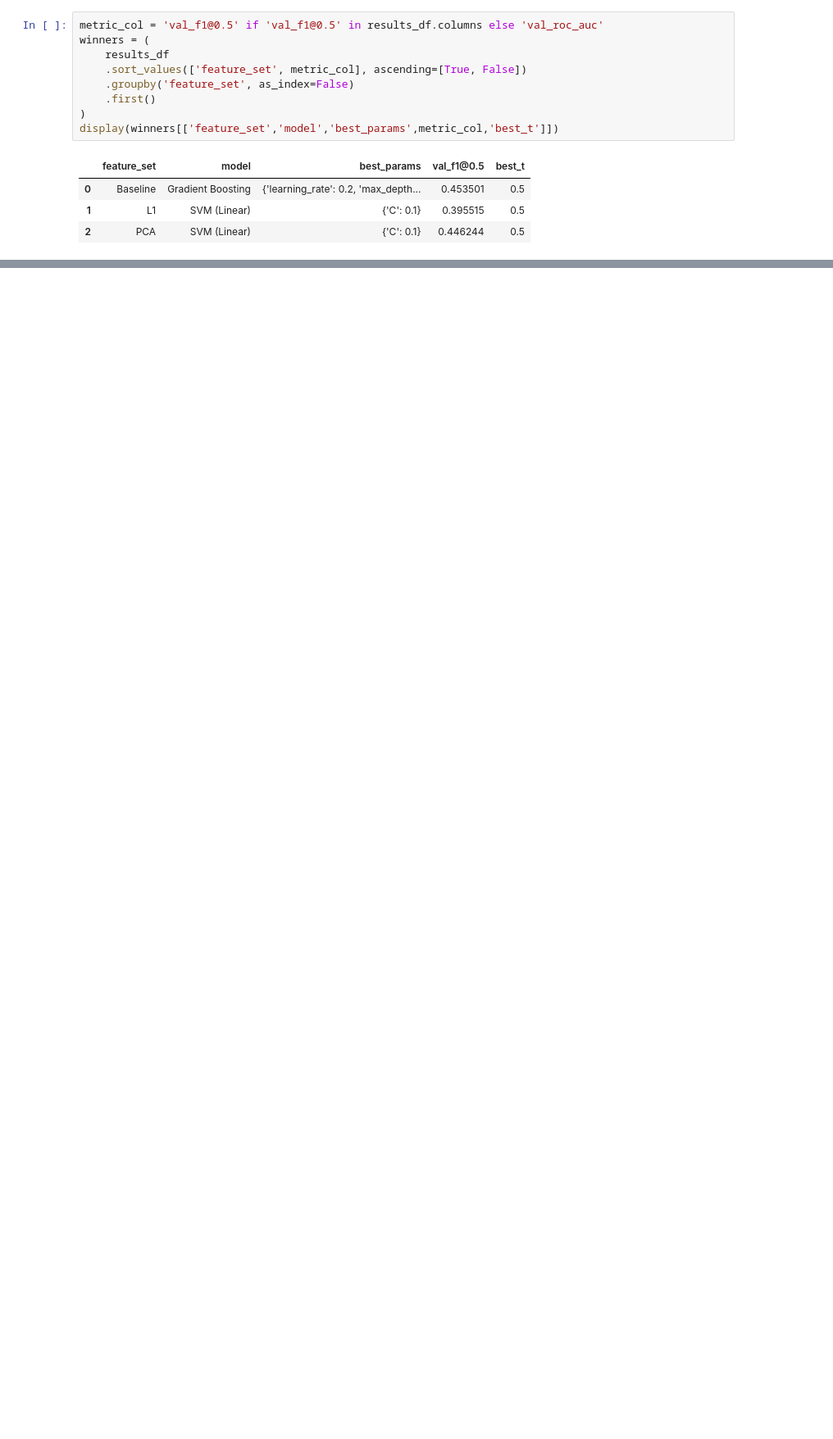
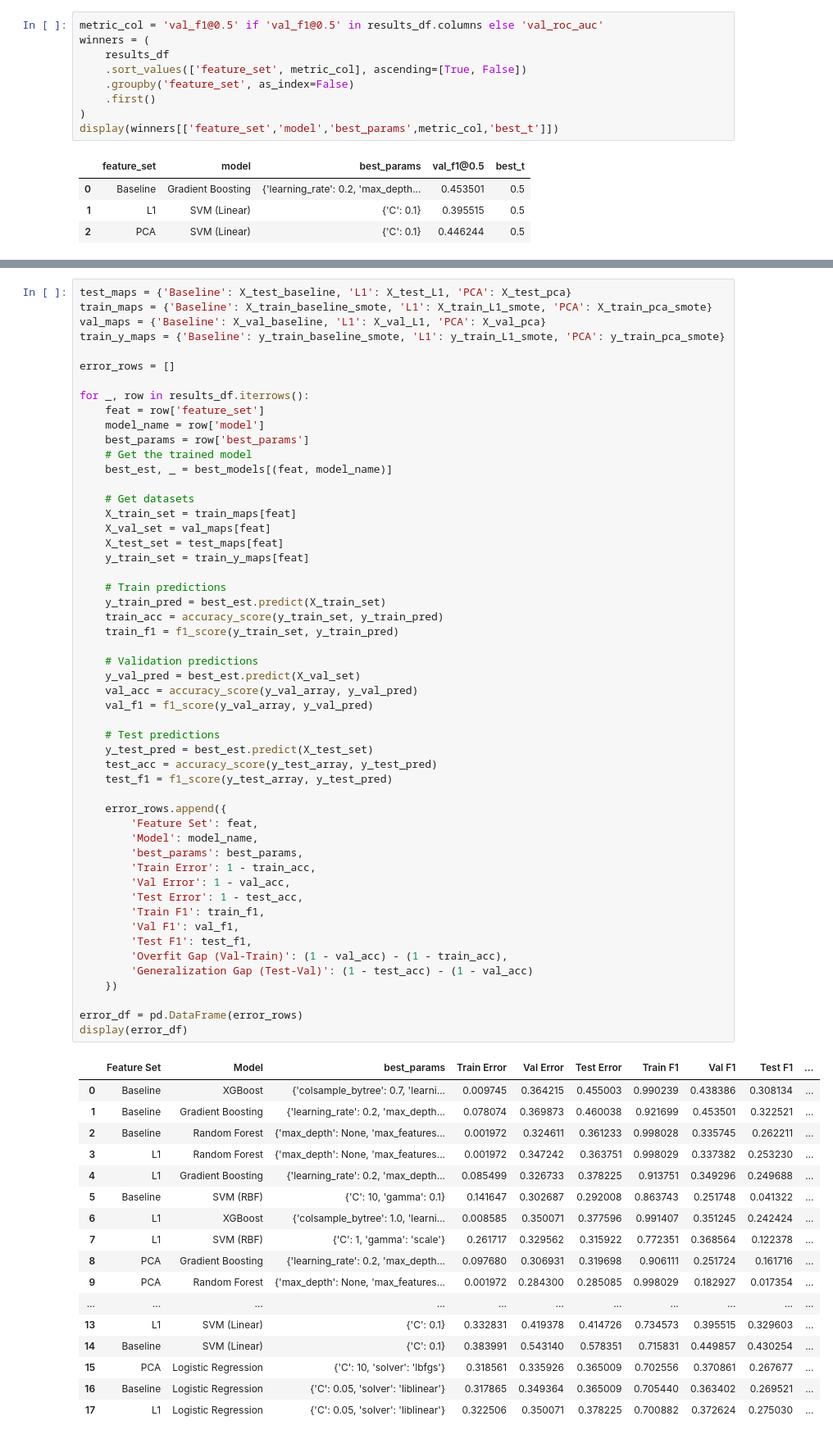
Before and after one commit to patrawi/spotify, a Jupyter notebook: 11_Model_Tuning_Test.ipynb, the cells around one changed output, grey strips where cells are left out. Shown at 82% size. Saved outputs shown, nothing was run; the diff lists cells and outputs as text; blank space fills up the shorter version.

```diff
--- a/11_Model_Tuning_Test.ipynb
+++ b/11_Model_Tuning_Test.ipynb
@@ -920,0 +607,70 @@ for i, (_, row) in enumerate(ranked.iterrows(), 1):
+# %%
+test_maps = {'Baseline': X_test_baseline, 'L1': X_test_L1, 'PCA': X_test_pca}
+train_maps = {'Baseline': X_train_baseline_smote, 'L1': X_train_L1_smote, 'PCA': X_train_pca_smote}
+val_maps = {'Baseline': X_val_baseline, 'L1': X_val_L1, 'PCA': X_val_pca}
+train_y_maps = {'Baseline': y_train_baseline_smote, 'L1': y_train_L1_smote, 'PCA': y_train_pca_smote}
+
+error_rows = []
+
+for _, row in results_df.iterrows():
+    feat = row['feature_set']
+    model_name = row['model']
+    best_params = row['best_params']
+    # Get the trained model
+    best_est, _ = best_models[(feat, model_name)]
+
+    # Get datasets
+    X_train_set = train_maps[feat]
+    X_val_set = val_maps[feat]
+    X_test_set = test_maps[feat]
+    y_train_set = train_y_maps[feat]
+
+    # Train predictions
+    y_train_pred = best_est.predict(X_train_set)
+    train_acc = accuracy_score(y_train_set, y_train_pred)
+    train_f1 = f1_score(y_train_set, y_train_pred)
+
+    # Validation predictions
+    y_val_pred = best_est.predict(X_val_set)
+    val_acc = accuracy_score(y_val_array, y_val_pred)
+    val_f1 = f1_score(y_val_array, y_val_pred)
+
+    # Test predictions
+    y_test_pred = best_est.predict(X_test_set)
+    test_acc = accuracy_score(y_test_array, y_test_pred)
+    test_f1 = f1_score(y_test_array, y_test_pred)
+
+    error_rows.append({
+        'Feature Set': feat,
+        'Model': model_name,
+        'best_params': best_params,
+        'Train Error': 1 - train_acc,
+        'Val Error': 1 - val_acc,
+        'Test Error': 1 - test_acc,
+        'Train F1': train_f1,
+        'Val F1': val_f1,
+        'Test F1': test_f1,
+        'Overfit Gap (Val-Train)': (1 - val_acc) - (1 - train_acc),
+        'Generalization Gap (Test-Val)': (1 - test_acc) - (1 - val_acc)
+    })
+
+error_df = pd.DataFrame(error_rows)
+display(error_df)
+# %% [output]
+|  | Feature Set | Model | best_params | Train Error | Val Error | Test Error | Train F1 | Val F1 | Test F1 | ... |
+| 0 | Baseline | XGBoost | {'colsample_bytree': 0.7, 'learni... | 0.009745 | 0.364215 | 0.455003 | 0.990239 | 0.438386 | 0.308134 | ... |
+| 1 | Baseline | Gradient Boosting | {'learning_rate': 0.2, 'max_depth... | 0.078074 | 0.369873 | 0.460038 | 0.921699 | 0.453501 | 0.322521 | ... |
+| 2 | Baseline | Random Forest | {'max_depth': None, 'max_features... | 0.001972 | 0.324611 | 0.361233 | 0.998028 | 0.335745 | 0.262211 | ... |
+| 3 | L1 | Random Forest | {'max_depth': None, 'max_features... | 0.001972 | 0.347242 | 0.363751 | 0.998029 | 0.337382 | 0.253230 | ... |
+| 4 | L1 | Gradient Boosting | {'learning_rate': 0.2, 'max_depth... | 0.085499 | 0.326733 | 0.378225 | 0.913751 | 0.349296 | 0.249688 | ... |
+| 5 | Baseline | SVM (RBF) | {'C': 10, 'gamma': 0.1} | 0.141647 | 0.302687 | 0.292008 | 0.863743 | 0.251748 | 0.041322 | ... |
+| 6 | L1 | XGBoost | {'colsample_bytree': 1.0, 'learni... | 0.008585 | 0.350071 | 0.377596 | 0.991407 | 0.351245 | 0.242424 | ... |
+| 7 | L1 | SVM (RBF) | {'C': 1, 'gamma': 'scale'} | 0.261717 | 0.329562 | 0.315922 | 0.772351 | 0.368564 | 0.122378 | ... |
+| 8 | PCA | Gradient Boosting | {'learning_rate': 0.2, 'max_depth... | 0.097680 | 0.306931 | 0.319698 | 0.906111 | 0.251724 | 0.161716 | ... |
+| 9 | PCA | Random Forest | {'max_depth': None, 'max_features... | 0.001972 | 0.284300 | 0.285085 | 0.998029 | 0.182927 | 0.017354 | ... |
+| ... | ... | ... | ... | ... | ... | ... | ... | ... | ... | ... |
+| 13 | L1 | SVM (Linear) | {'C': 0.1} | 0.332831 | 0.419378 | 0.414726 | 0.734573 | 0.395515 | 0.329603 | ... |
+| 14 | Baseline | SVM (Linear) | {'C': 0.1} | 0.383991 | 0.543140 | 0.578351 | 0.715831 | 0.449857 | 0.430254 | ... |
+| 15 | PCA | Logistic Regression | {'C': 10, 'solver': 'lbfgs'} | 0.318561 | 0.335926 | 0.365009 | 0.702556 | 0.370861 | 0.267677 | ... |
+| 16 | Baseline | Logistic Regression | {'C': 0.05, 'solver': 'liblinear'} | 0.317865 | 0.349364 | 0.365009 | 0.705440 | 0.363402 | 0.269521 | ... |
+| 17 | L1 | Logistic Regression | {'C': 0.05, 'solver': 'liblinear'} | 0.322506 | 0.350071 | 0.378225 | 0.700882 | 0.372624 | 0.275030 | ... |
```
Also changed, not shown: parts of 37 cells of this notebook, 3 other files.
